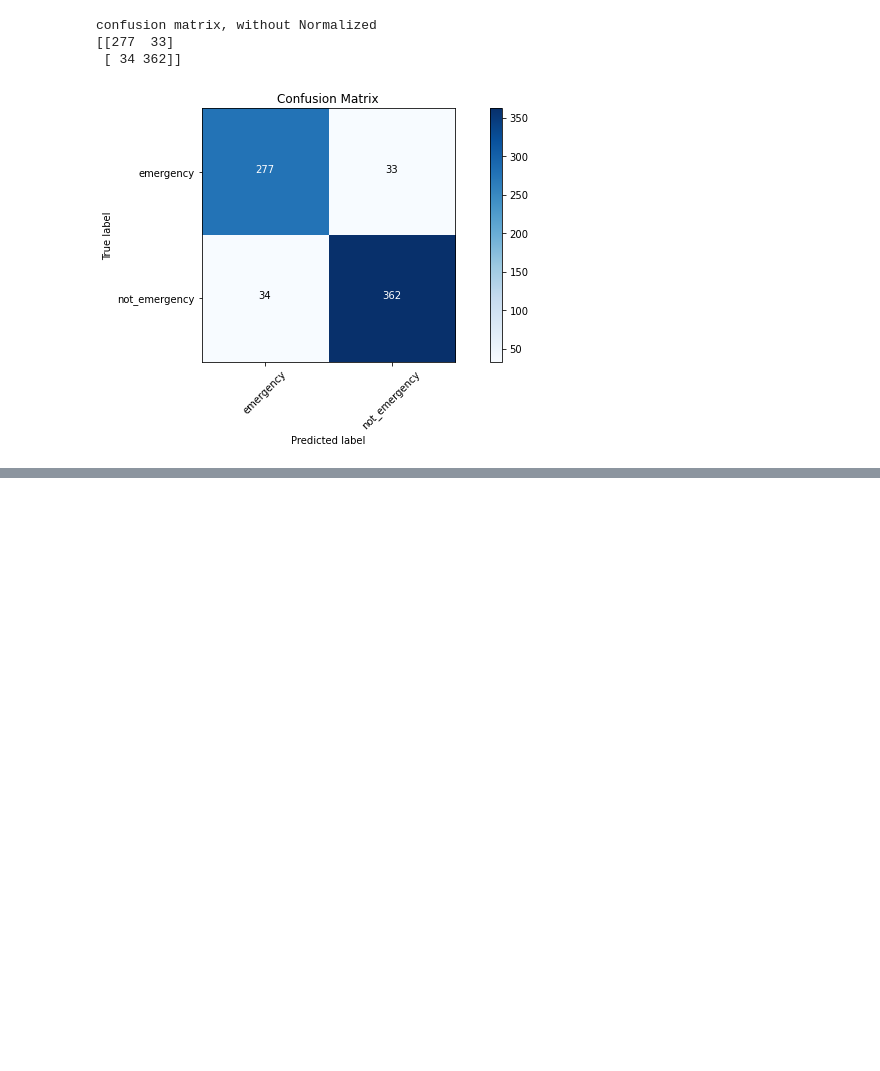
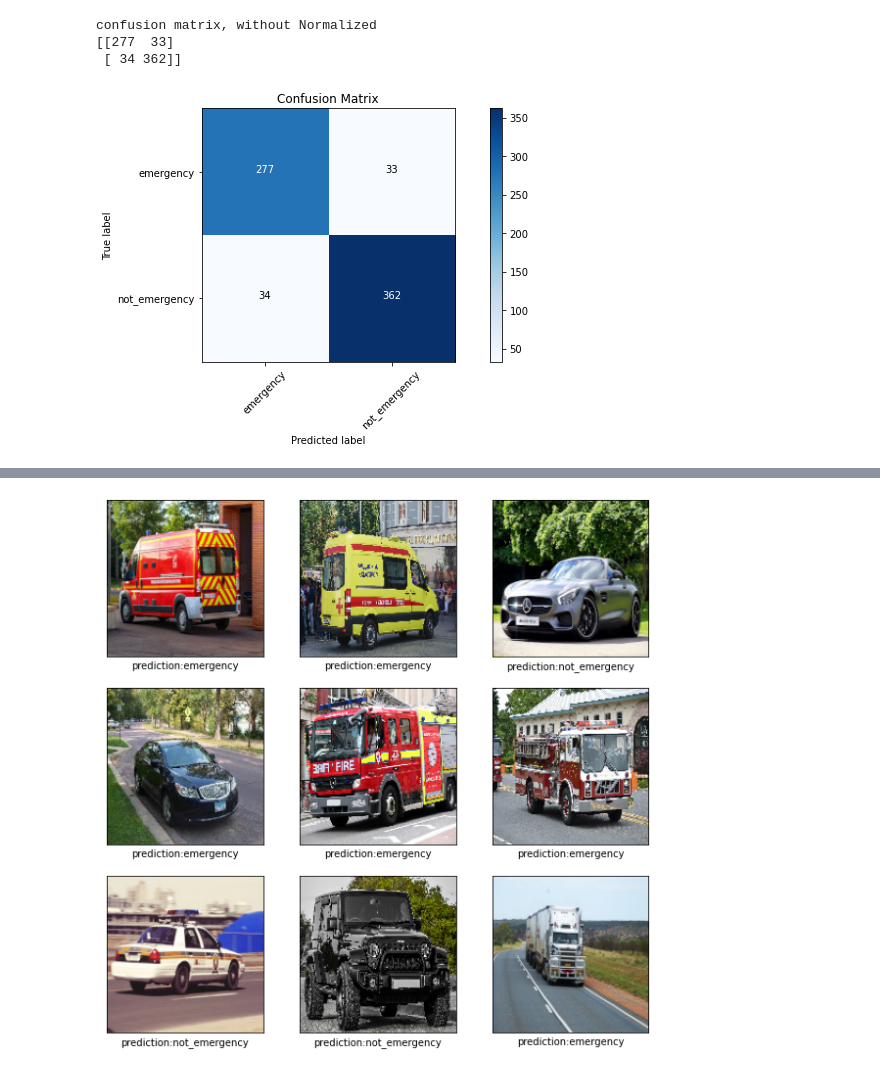
Before and after one commit to TOSKY94/emergency-vehicle-recognition-using-DL, a Jupyter notebook: Emergency vehicle image recognition.ipynb, the cells around one changed output, grey strips where cells are left out. Drawn from its saved outputs; the diff is of its cells as text; code cells hidden in the pictures; blank space fills up the shorter version.

```diff
--- a/Emergency vehicle image recognition.ipynb
+++ b/Emergency vehicle image recognition.ipynb
@@ -295,0 +274,11 @@ array([[0.9256961 , 0.07430395],
+# %%
+#vgg16 testing
+for idx, img in enumerate(images):
+    plt.subplot(3, 3, idx+1)
+    pred = model2.predict(np.array([img]))
+    plt.imshow(img, cmap=plt.cm.binary)
+    plt.xlabel(f'prediction:{labels[np.argmax(pred)]}')
+    plt.grid(visible=None)
+    plt.xticks([])
+    plt.yticks([])
+# %% [output]
@@ -295,0 +294 @@ array([[0.9256961 , 0.07430395],
+[figure, added]
```
Also changed, not shown: parts of 24 cells of this notebook, 14 other files.
